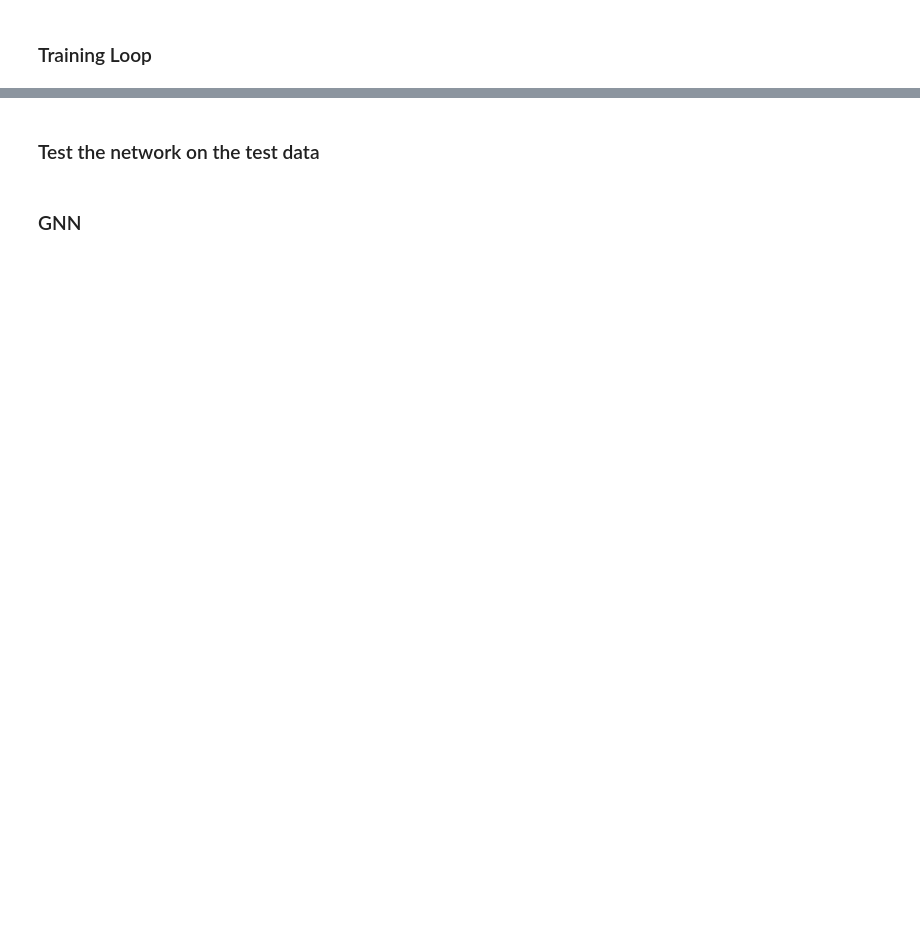
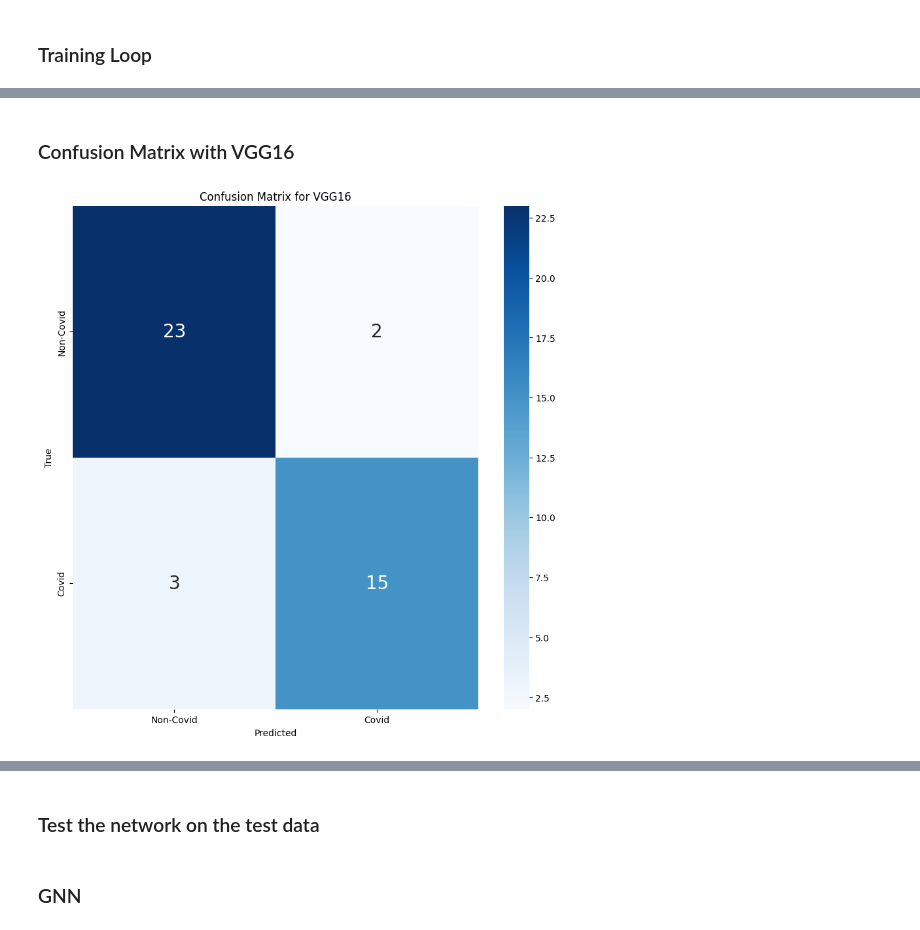
Before and after one commit to ChngJeremy/CSC3009-Assignment, a Jupyter notebook: Updated_Assignment.ipynb, the cells around one changed output, grey strips where cells are left out. Cells and saved outputs as stored; diff of their text form; code cells hidden in the pictures; blank space fills up the shorter version.

Commit message:
added cm and misclassification plots to deep learining model

```diff
--- a/Updated_Assignment.ipynb
+++ b/Updated_Assignment.ipynb
@@ -459,7 +440,7 @@ val_losses = []
 val_accuracies = []
 
 num_epochs = 10  # Number of training epochs
-patience = 3  # number of epochs to wait before stopping if no improvement
+patience = 5  # number of epochs to wait before stopping if no improvement
 early_stopping_wait = 0
 best_val_loss = float('inf')
 device = torch.device("cuda" if torch.cuda.is_available() else "cpu")
@@ -521,8 +502,8 @@ for epoch in range(num_epochs):
     val_accuracies.append(val_accuracy)
 
     print(f"Epoch {epoch+1}/{num_epochs}: "
-            f"Train Loss: {train_loss:.4f}, Train Accuracy: {train_accuracy:.4f}, "
-            f"Val Loss: {val_loss:.4f}, Val Accuracy: {val_accuracy:.4f}")
+          f"Train Loss: {train_loss:.4f}, Train Accuracy: {train_accuracy:.4f}, "
+          f"Val Loss: {val_loss:.4f}, Val Accuracy: {val_accuracy:.4f}")
 
     # At the end of each epoch, after the validation
     if val_loss < best_val_loss:
@@ -572,5 +553,3 @@ plt.legend(loc='upper right')
 
 plt.tight_layout()
 plt.show()
-
-torch.save(net.state_dict(), '/content/drive/MyDrive/ML/CNN.pth')
@@ -708,0 +764,31 @@ plt.show()
+# %% [markdown]
+### Confusion Matrix with VGG16
+# %%
+from sklearn.metrics import confusion_matrix
+import seaborn as sns
+
+# Evaluate the model with the test data to create the confusion matrix after training and validation
+net.eval()  # ensure the model is in evaluation mode
+all_labels = []
+all_predictions = []
+
+with torch.no_grad():
+    for data in test_dataloader:
+        images, labels = data[0].to(device), data[1].to(device)
+        outputs = net(images)
+        _, predicted = torch.max(outputs.data, 1)
+        all_labels.extend(labels.cpu().numpy())
+        all_predictions.extend(predicted.cpu().numpy())
+
+# Create a confusion matrix
+cm = confusion_matrix(all_labels, all_predictions)
+
+# Plot the confusion matrix
+plt.figure(figsize=(10, 10))
+sns.heatmap(cm, annot=True, fmt="d", cmap='Blues', xticklabels=["Non-Covid", "Covid"], yticklabels=["Non-Covid", "Covid"],annot_kws={"size": 20})
+plt.title('Confusion Matrix for VGG16')
+plt.ylabel('True')
+plt.xlabel('Predicted')
+plt.show()
+# %% [output]
+[figure, added]
```
Also changed, not shown: parts of 21 cells of this notebook.
